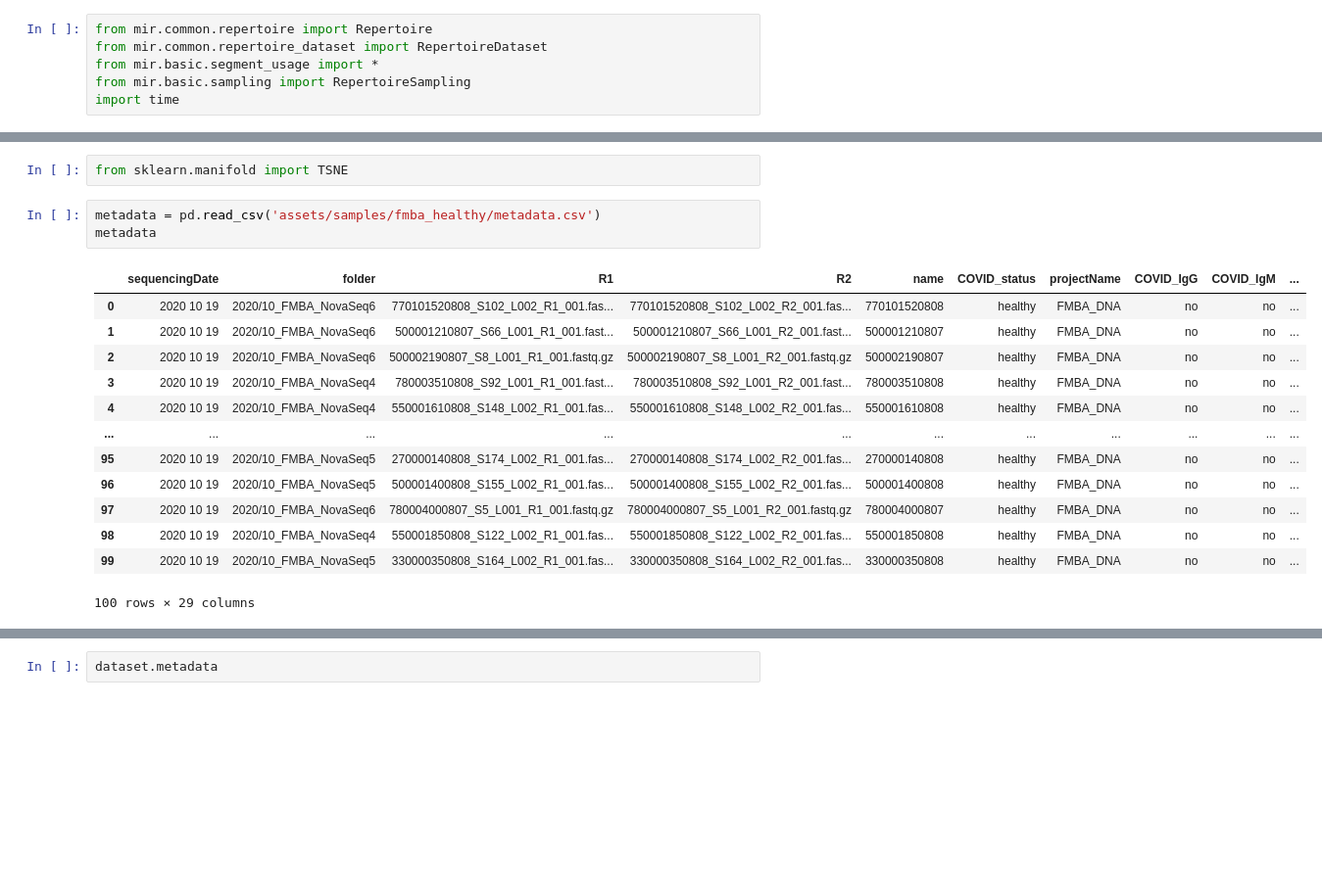
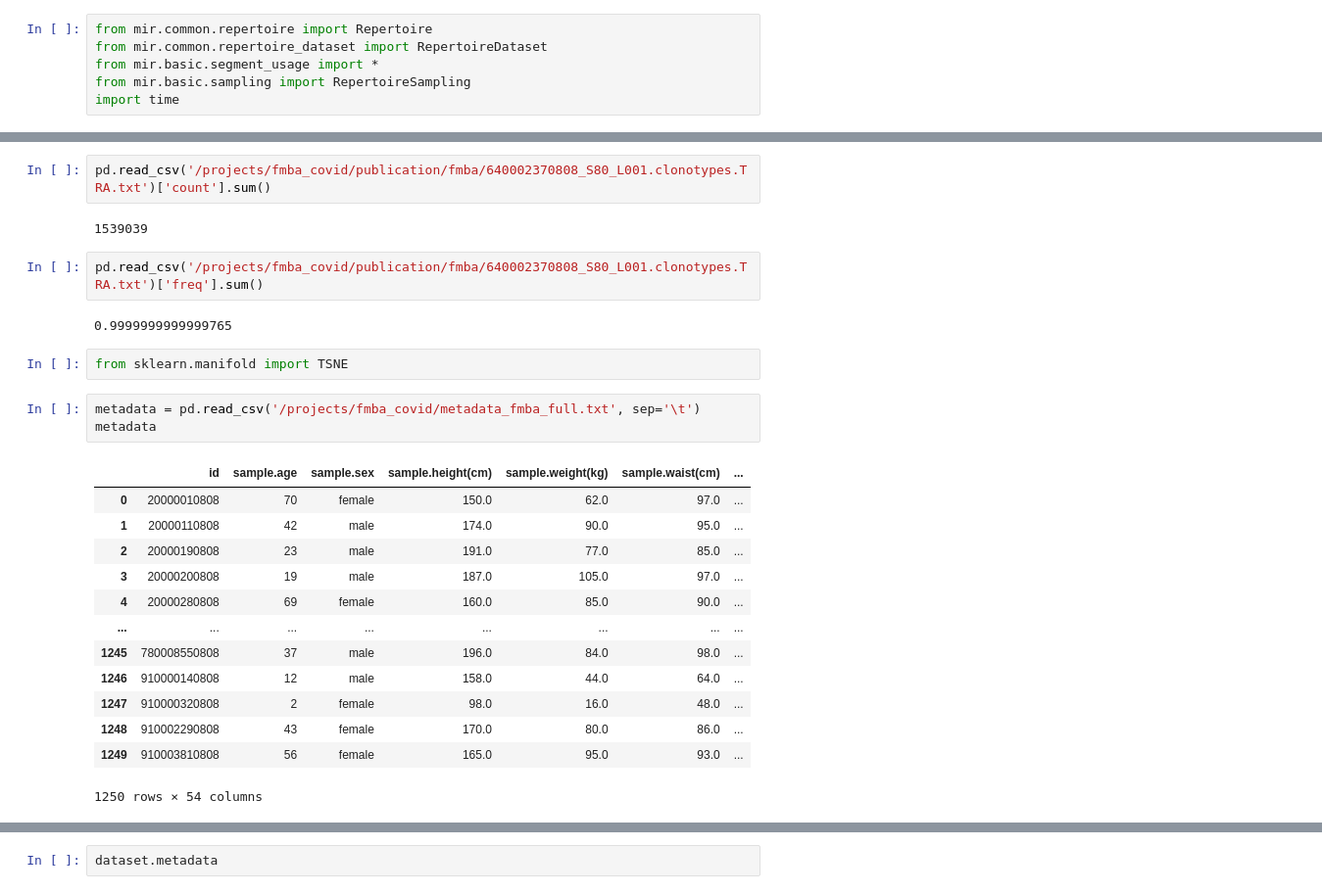
Before and after one commit to antigenomics/mirpy, a Jupyter notebook: notebooks/repertoire_resampling.ipynb, the cells around one changed output, grey strips where cells are left out. Shown: that part at 98% size. Cells and saved outputs as stored; diff of their text form; blank space fills up the shorter version.

```diff
--- a/notebooks/repertoire_resampling.ipynb
+++ b/notebooks/repertoire_resampling.ipynb
@@ -12,19 +28,27 @@ import time
+# %%
+pd.read_csv('/projects/fmba_covid/publication/fmba/640002370808_S80_L001.clonotypes.TRA.txt')['count'].sum()
+# %% [output]
+1539039
+# %%
+pd.read_csv('/projects/fmba_covid/publication/fmba/640002370808_S80_L001.clonotypes.TRA.txt')['freq'].sum()
+# %% [output]
+0.9999999999999765
 # %%
 from sklearn.manifold import TSNE
 # %%
-metadata = pd.read_csv('assets/samples/fmba_healthy/metadata.csv')
+metadata = pd.read_csv('/projects/fmba_covid/metadata_fmba_full.txt', sep='\t')
 metadata
 # %% [output]
-|  | sequencingDate | folder | R1 | R2 | name | COVID_status | projectName | COVID_IgG | COVID_IgM | ... |
-| 0 | 2020 10 19 | 2020/10_FMBA_NovaSeq6 | 770101520808_S102_L002_R1_001.fas... | 770101520808_S102_L002_R2_001.fas... | 770101520808 | healthy | FMBA_DNA | no | no | ... |
-| 1 | 2020 10 19 | 2020/10_FMBA_NovaSeq6 | 500001210807_S66_L001_R1_001.fast... | 500001210807_S66_L001_R2_001.fast... | 500001210807 | healthy | FMBA_DNA | no | no | ... |
-| 2 | 2020 10 19 | 2020/10_FMBA_NovaSeq6 | 500002190807_S8_L001_R1_001.fastq.gz | 500002190807_S8_L001_R2_001.fastq.gz | 500002190807 | healthy | FMBA_DNA | no | no | ... |
-| 3 | 2020 10 19 | 2020/10_FMBA_NovaSeq4 | 780003510808_S92_L001_R1_001.fast... | 780003510808_S92_L001_R2_001.fast... | 780003510808 | healthy | FMBA_DNA | no | no | ... |
-| 4 | 2020 10 19 | 2020/10_FMBA_NovaSeq4 | 550001610808_S148_L002_R1_001.fas... | 550001610808_S148_L002_R2_001.fas... | 550001610808 | healthy | FMBA_DNA | no | no | ... |
-| ... | ... | ... | ... | ... | ... | ... | ... | ... | ... | ... |
-| 95 | 2020 10 19 | 2020/10_FMBA_NovaSeq5 | 270000140808_S174_L002_R1_001.fas... | 270000140808_S174_L002_R2_001.fas... | 270000140808 | healthy | FMBA_DNA | no | no | ... |
-| 96 | 2020 10 19 | 2020/10_FMBA_NovaSeq5 | 500001400808_S155_L002_R1_001.fas... | 500001400808_S155_L002_R2_001.fas... | 500001400808 | healthy | FMBA_DNA | no | no | ... |
-| 97 | 2020 10 19 | 2020/10_FMBA_NovaSeq6 | 780004000807_S5_L001_R1_001.fastq.gz | 780004000807_S5_L001_R2_001.fastq.gz | 780004000807 | healthy | FMBA_DNA | no | no | ... |
-| 98 | 2020 10 19 | 2020/10_FMBA_NovaSeq4 | 550001850808_S122_L002_R1_001.fas... | 550001850808_S122_L002_R2_001.fas... | 550001850808 | healthy | FMBA_DNA | no | no | ... |
-| 99 | 2020 10 19 | 2020/10_FMBA_NovaSeq5 | 330000350808_S164_L002_R1_001.fas... | 330000350808_S164_L002_R2_001.fas... | 330000350808 | healthy | FMBA_DNA | no | no | ... |
+|  | id | sample.age | sample.sex | sample.height(cm) | sample.weight(kg) | sample.waist(cm) | ... |
+| 0 | 20000010808 | 70 | female | 150.0 | 62.0 | 97.0 | ... |
+| 1 | 20000110808 | 42 | male | 174.0 | 90.0 | 95.0 | ... |
+| 2 | 20000190808 | 23 | male | 191.0 | 77.0 | 85.0 | ... |
+| 3 | 20000200808 | 19 | male | 187.0 | 105.0 | 97.0 | ... |
+| 4 | 20000280808 | 69 | female | 160.0 | 85.0 | 90.0 | ... |
+| ... | ... | ... | ... | ... | ... | ... | ... |
+| 1245 | 780008550808 | 37 | male | 196.0 | 84.0 | 98.0 | ... |
+| 1246 | 910000140808 | 12 | male | 158.0 | 44.0 | 64.0 | ... |
+| 1247 | 910000320808 | 2 | female | 98.0 | 16.0 | 48.0 | ... |
+| 1248 | 910002290808 | 43 | female | 170.0 | 80.0 | 86.0 | ... |
+| 1249 | 910003810808 | 56 | female | 165.0 | 95.0 | 93.0 | ... |
-100 rows × 29 columns
+1250 rows × 54 columns
```
Also changed, not shown: parts of 4 cells of this notebook, 5 other files.
